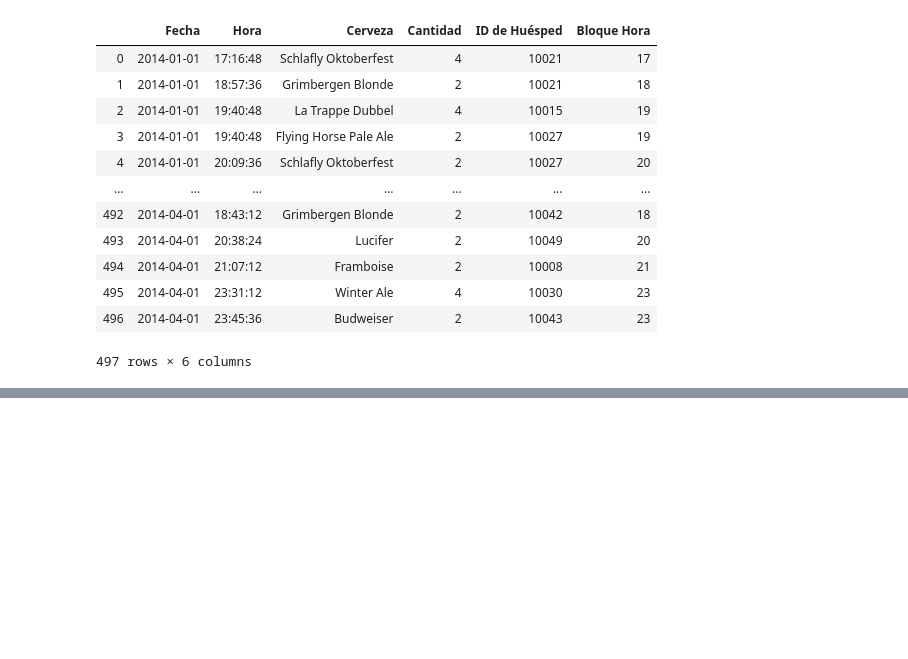
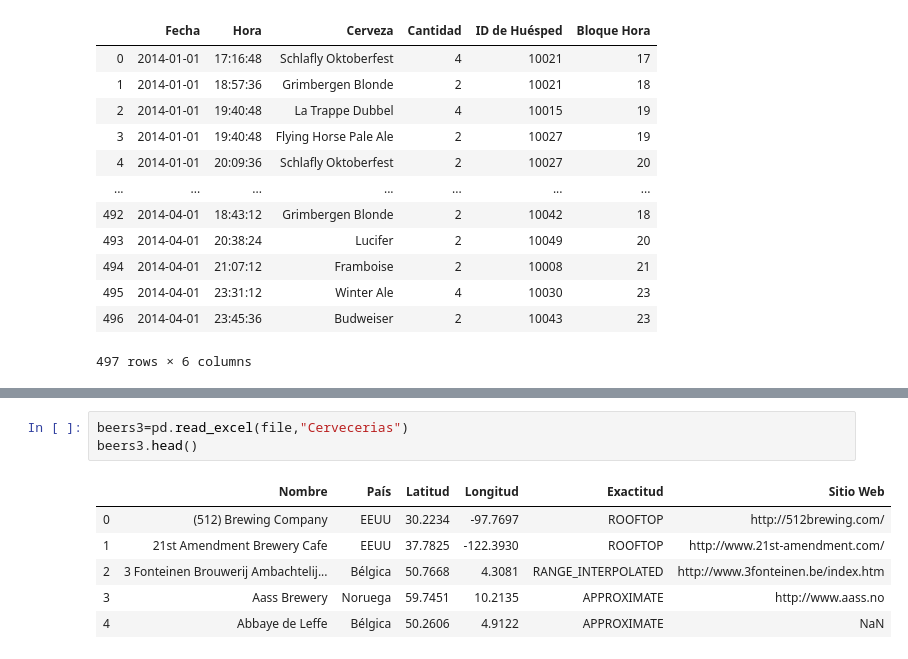
Before and after one commit to IPalos/PythonCrashCourse, a Jupyter notebook: Dia12/Dia12.ipynb, the cells around one changed output, grey strips where cells are left out. Saved outputs shown, nothing was run; the diff lists cells and outputs as text; blank space fills up the shorter version.

```diff
--- a/Dia12/Dia12.ipynb
+++ b/Dia12/Dia12.ipynb
@@ -132,0 +143,10 @@ beers
+# %%
+beers3=pd.read_excel(file,"Cervecerias")
+beers3.head()
+# %% [output]
+|  | Nombre | País | Latitud | Longitud | Exactitud | Sitio Web |
+| 0 | (512) Brewing Company | EEUU | 30.2234 | -97.7697 | ROOFTOP | http://512brewing.com/ |
+| 1 | 21st Amendment Brewery Cafe | EEUU | 37.7825 | -122.3930 | ROOFTOP | http://www.21st-amendment.com/ |
+| 2 | 3 Fonteinen Brouwerij Ambachtelij... | Bélgica | 50.7668 | 4.3081 | RANGE_INTERPOLATED | http://www.3fonteinen.be/index.htm |
+| 3 | Aass Brewery | Noruega | 59.7451 | 10.2135 | APPROXIMATE | http://www.aass.no |
+| 4 | Abbaye de Leffe | Bélgica | 50.2606 | 4.9122 | APPROXIMATE | NaN |
```
Also changed, not shown: parts of 8 cells of this notebook.
